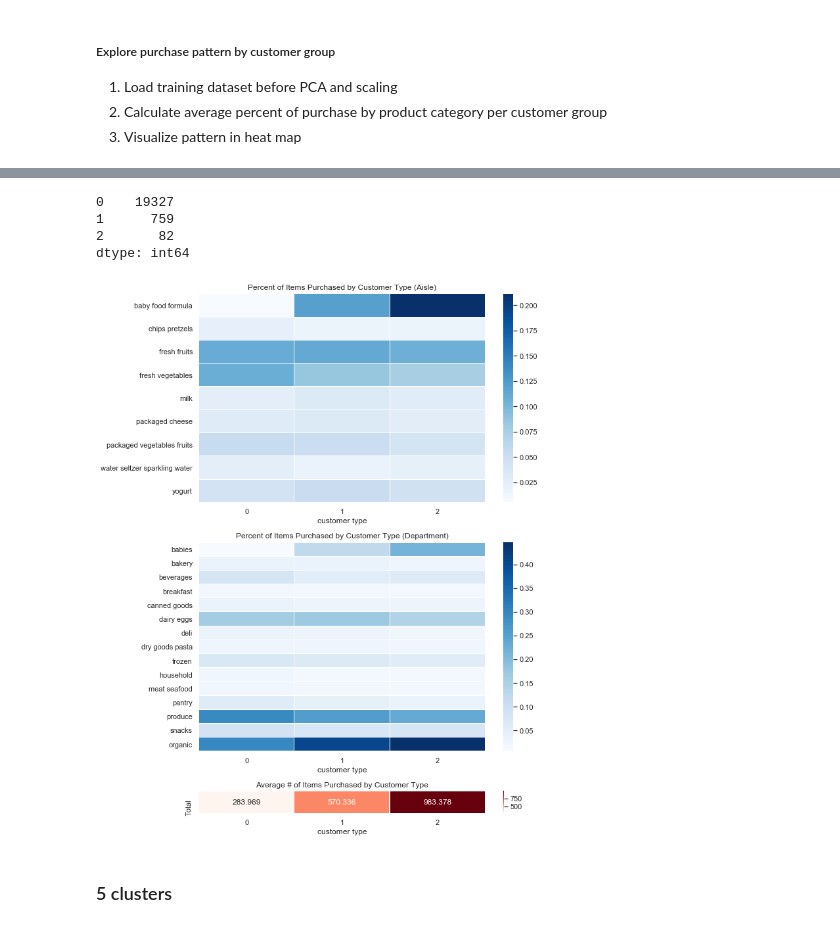
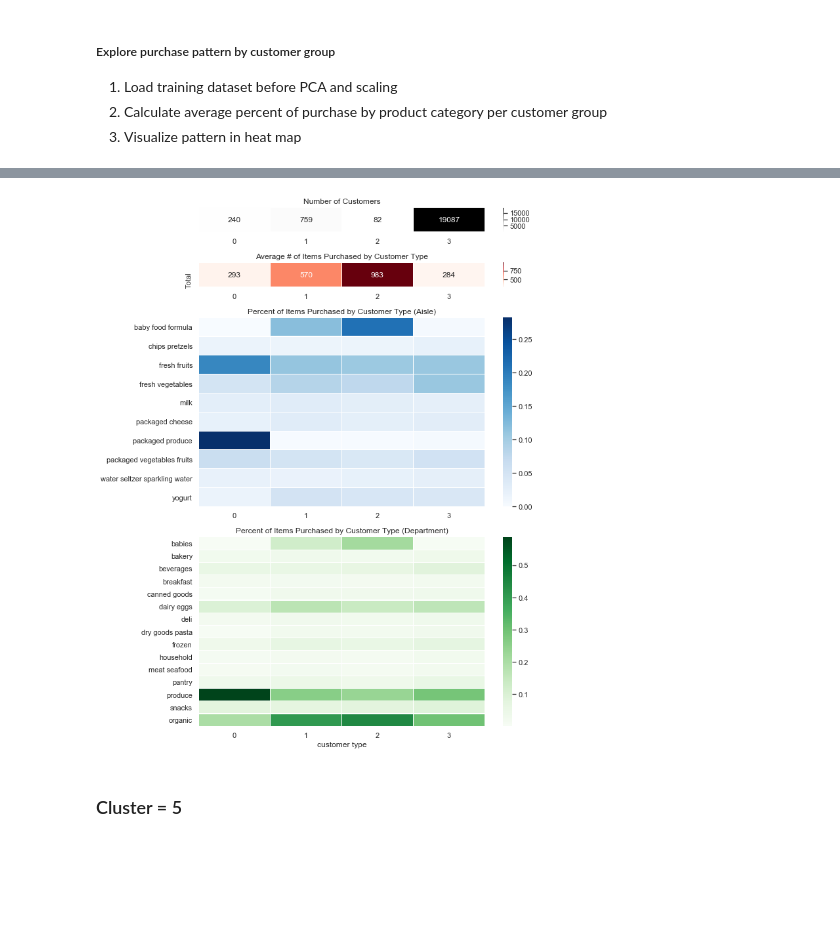
Before and after one commit to arthurcw/NWDS_Instacart, a Jupyter notebook: CustomerSegmentation/2_kmeans.ipynb, the cells around one changed output, grey strips where cells are left out. Saved outputs shown, nothing was run; the diff lists cells and outputs as text; code cells hidden in the pictures; blank space fills up the shorter version.

```diff
--- a/CustomerSegmentation/2_kmeans.ipynb
+++ b/CustomerSegmentation/2_kmeans.ipynb
@@ -15,13 +15,13 @@ import pandas as pd
 import matplotlib.pyplot as plt
 from matplotlib import gridspec
 import seaborn as sns
+sns.set(font_scale=1.2)
 import pickle
 
 from sklearn.cluster import KMeans
 from sklearn.metrics import silhouette_score, calinski_harabasz_score
 # %%
-cust_train_reduced = pd.read_csv('../Outputs/customer_order_train_reduced.csv')
-cust_train_reduced.drop(cust_train_reduced.columns[0], axis=1, inplace=True)
+cust_train_reduced = pd.read_csv('../Outputs/customer_order_train_reduced.csv', index_col='user_id')
 
 print(f'There are {cust_train_reduced.shape[0]:,} customers in training data set and {cust_train_reduced.shape[1]:,} dimensions')
 cust_train_reduced.head(5)
@@ -36,6 +37,3 @@ There are 20,168 customers in training data set and 71 dimensions
 5 rows × 71 columns
-# %%
-# convert to np array for Kmeans
-cust_train_reduced = cust_train_reduced.values
 # %% [markdown]
 ## K-Means Clustering Iterations
@@ -142,11 +141,7 @@ def kmeans_build(data_train, n_cluster, data_predict):
     # predict customer group
     cust_group = model.predict(data_predict)
 
-    # print number of customers per cluster
-    print('Cluster Group | Total Customer')
-    print(pd.Series(cust_group).value_counts())
-
     # save model
-    pickle.dump(kmeans_model, open(f'kmeans_{n_cluster}.sav', 'wb'))
+    pickle.dump(model, open(f'kmeans_{n_cluster}.sav', 'wb'))
 
     return cust_group
@@ -225,17 +225,13 @@ customer_group_heatmap(cust_train, 0.02)
 # %%
-n_cluster = 3
+n_cluster = 4
 customer_cluster = kmeans_build(cust_train_reduced, n_cluster, cust_train_reduced)
-cust_train = pd.read_csv('../Outputs/customer_order_train.csv', index_col='user_id')
 cust_train['customer type'] = customer_cluster
-customer_group_heatmap(cust_train, 0.02)
+
+customer_group_heatmap(cust_train.copy(), 0.02)
 # %% [output]
-0    19327
-1      759
-2       82
-dtype: int64
-[figure, old version]
+[figure, new version]
 # %% [markdown]
-### 5 clusters
+### Cluster = 5
 # %%
 n_cluster = 5
 customer_cluster = kmeans_build(cust_train_reduced, n_cluster, cust_train_reduced)
```
Also changed, not shown: parts of 17 cells of this notebook, 20 other files.
